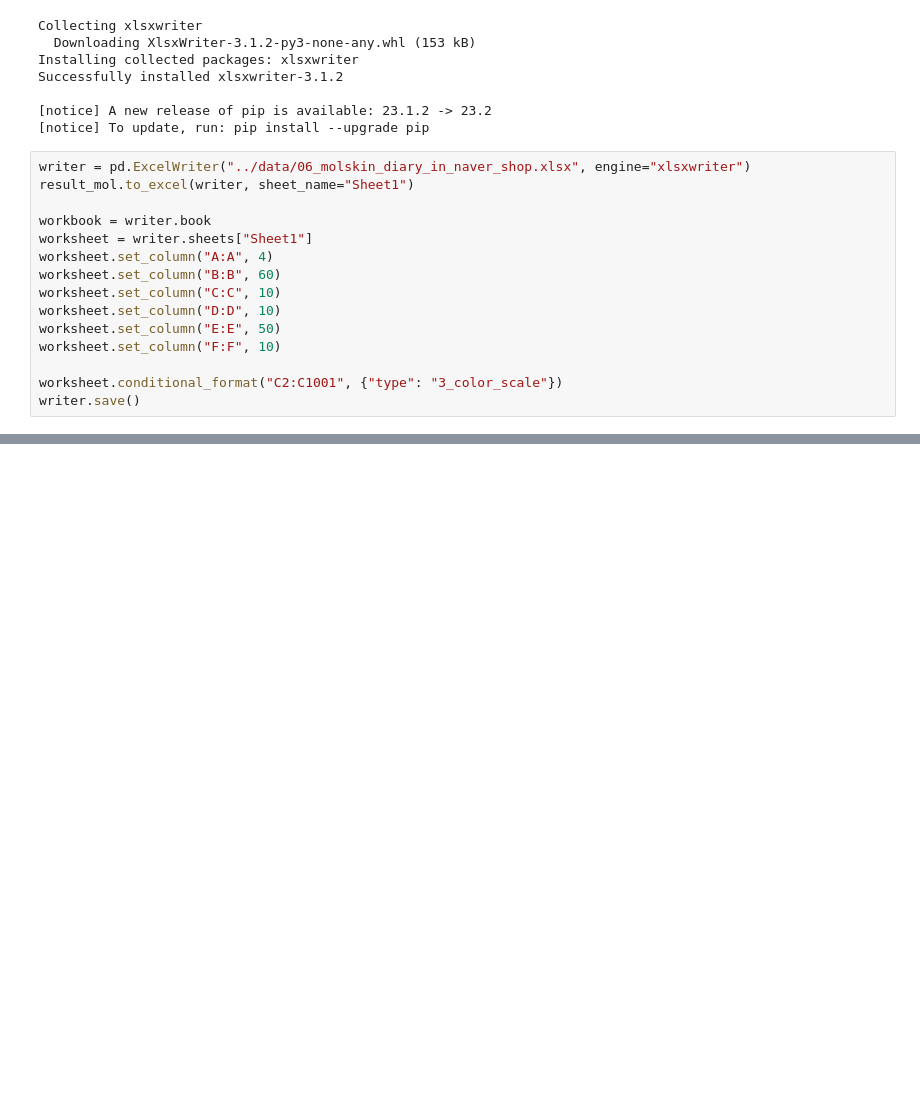
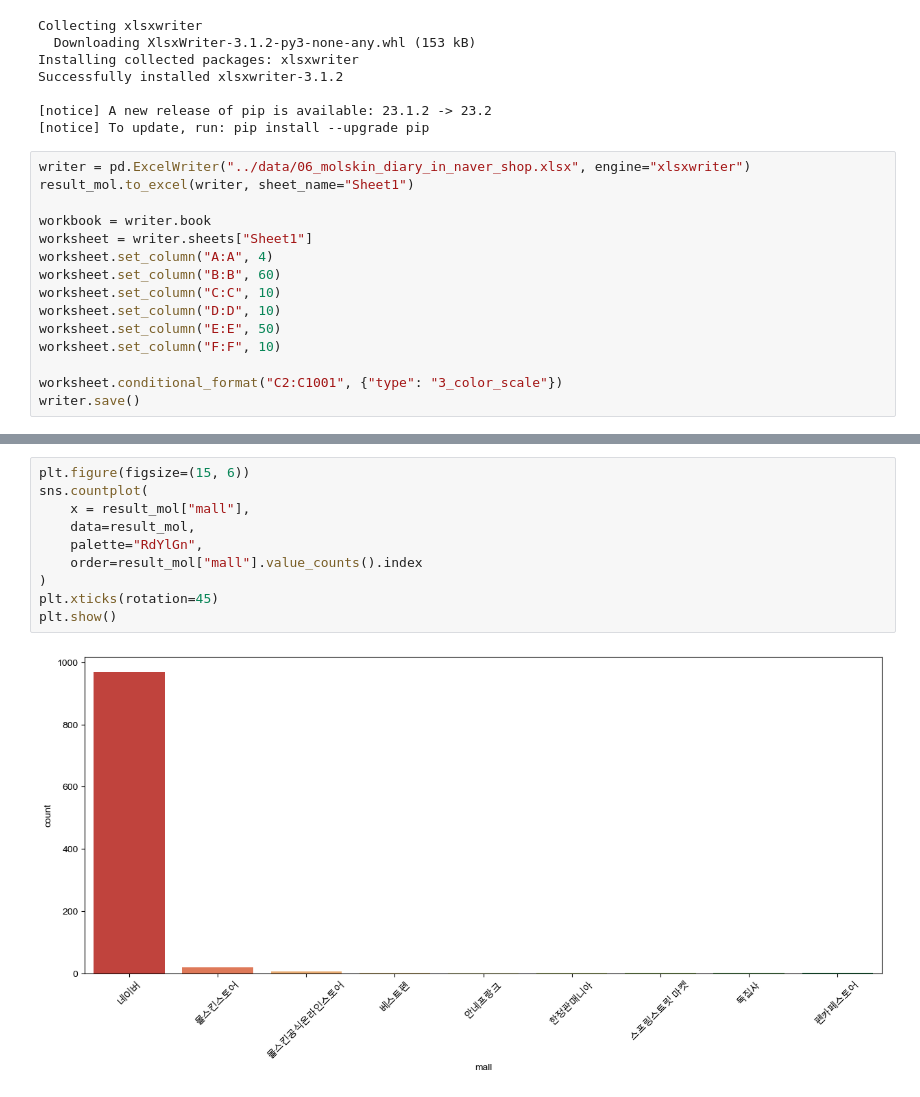
Before and after one commit to offpython/EDA, a Jupyter notebook: 05. Naver API.ipynb, the cells around one changed output, grey strips where cells are left out. Cells and saved outputs as stored; diff of their text form; blank space fills up the shorter version.

```diff
--- a/05. Naver API.ipynb
+++ b/05. Naver API.ipynb
@@ -629,0 +649,12 @@ writer.save()
+# %%
+plt.figure(figsize=(15, 6))
+sns.countplot(
+    x = result_mol["mall"],
+    data=result_mol,
+    palette="RdYlGn",
+    order=result_mol["mall"].value_counts().index
+)
+plt.xticks(rotation=45)
+plt.show()
+# %% [output]
+[figure, added]
```
Also changed, not shown: parts of 2 cells of this notebook, 1 other file.
